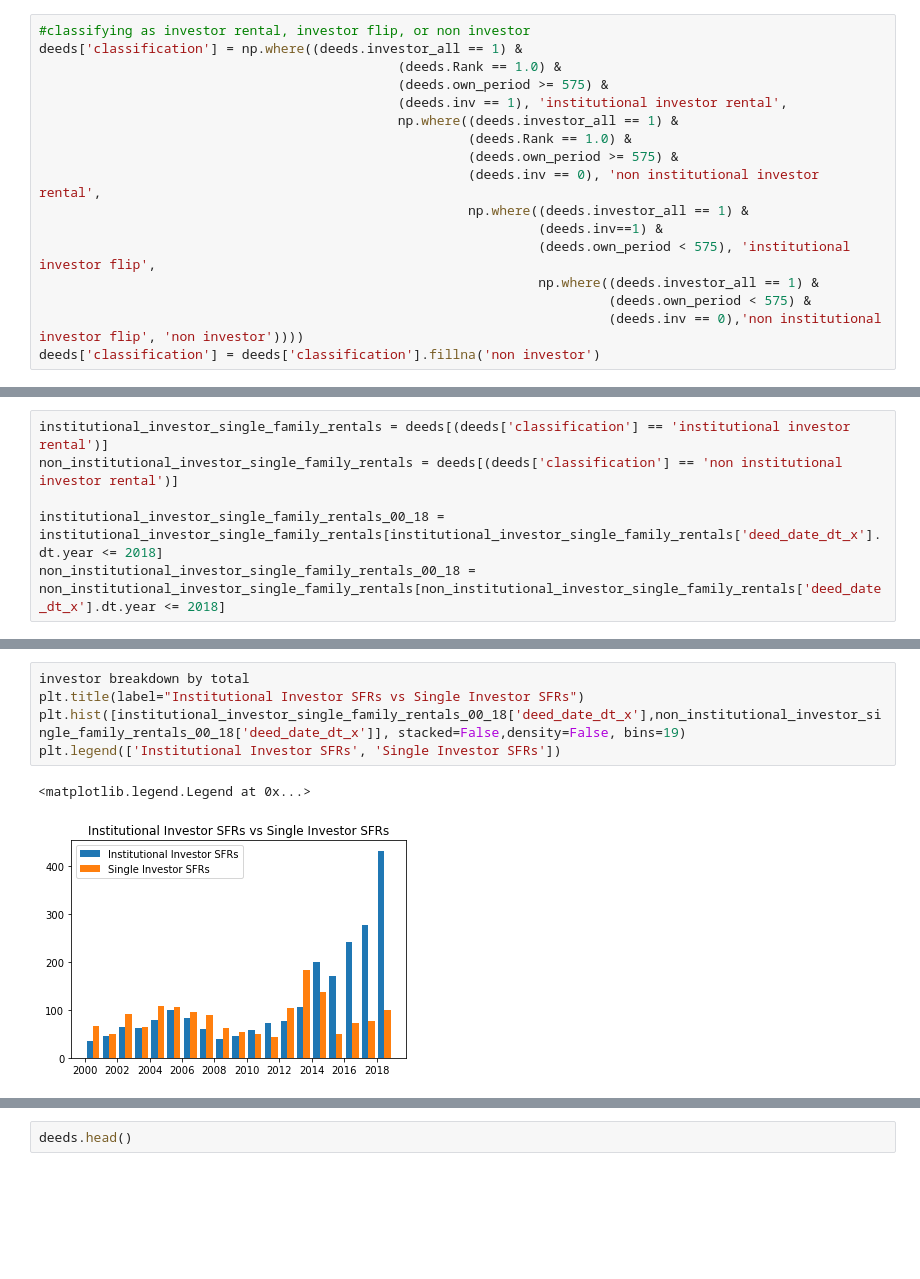
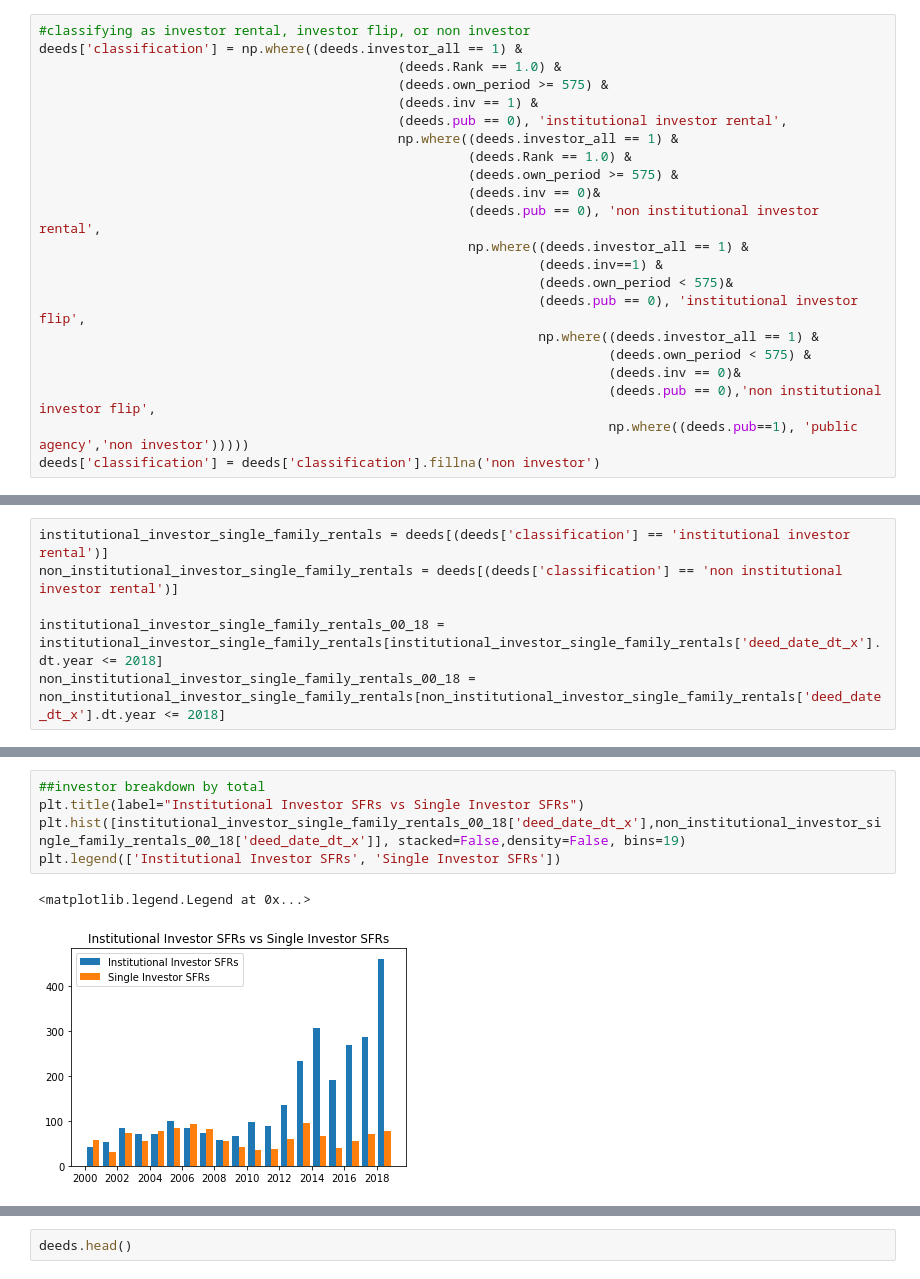
Before and after one commit to CenterForSpatialResearch/investors-NJ, a Jupyter notebook: 04_investor_breakdown.ipynb, the cells around one changed output, grey strips where cells are left out. Drawn from its saved outputs; the diff is of its cells as text; blank space fills up the shorter version.

Commit message:
updates to 02 classification as well as 04 investor breakdown
breaking out public agencies

```diff
--- a/04_investor_breakdown.ipynb
+++ b/04_investor_breakdown.ipynb
@@ -40,15 +105,20 @@ deeds['own_period'] = deeds['own_period'].fillna(999)
 deeds['classification'] = np.where((deeds.investor_all == 1) &
                                               (deeds.Rank == 1.0) &
                                               (deeds.own_period >= 575) &
-                                              (deeds.inv == 1), 'institutional investor rental',
+                                              (deeds.inv == 1) &
+                                              (deeds.pub == 0), 'institutional investor rental',
                                               np.where((deeds.investor_all == 1) &
                                                        (deeds.Rank == 1.0) &
                                                        (deeds.own_period >= 575) &
-                                                       (deeds.inv == 0), 'non institutional investor rental',
+                                                       (deeds.inv == 0)&
+                                                       (deeds.pub == 0), 'non institutional investor rental',
                                                        np.where((deeds.investor_all == 1) &
                                                                 (deeds.inv==1) &
-                                                                (deeds.own_period < 575), 'institutional investor flip',
+                                                                (deeds.own_period < 575)&
+                                                                (deeds.pub == 0), 'institutional investor flip',
                                                                 np.where((deeds.investor_all == 1) &
                                                                          (deeds.own_period < 575) &
-                                                                         (deeds.inv == 0),'non institutional investor flip', 'non investor'))))
+                                                                         (deeds.inv == 0)&
+                                                                         (deeds.pub == 0),'non institutional investor flip',
+                                                                         np.where((deeds.pub==1), 'public agency','non investor')))))
 deeds['classification'] = deeds['classification'].fillna('non investor')
@@ -96,8 +218,8 @@ plt.legend(['Institutional Investor SFRs', 'Single Investor SFRs'])
 # %%
-investor breakdown by total
+##investor breakdown by total
 plt.title(label="Institutional Investor SFRs vs Single Investor SFRs")
 plt.hist([institutional_investor_single_family_rentals_00_18['deed_date_dt_x'],non_institutional_investor_single_family_rentals_00_18['deed_date_dt_x']], stacked=False,density=False, bins=19)
 plt.legend(['Institutional Investor SFRs', 'Single Investor SFRs'])
 # %% [output]
 <matplotlib.legend.Legend at 0x...>
-[figure, old version]
+[figure, new version]
```
Also changed, not shown: parts of 21 cells of this notebook, 2 other files.
